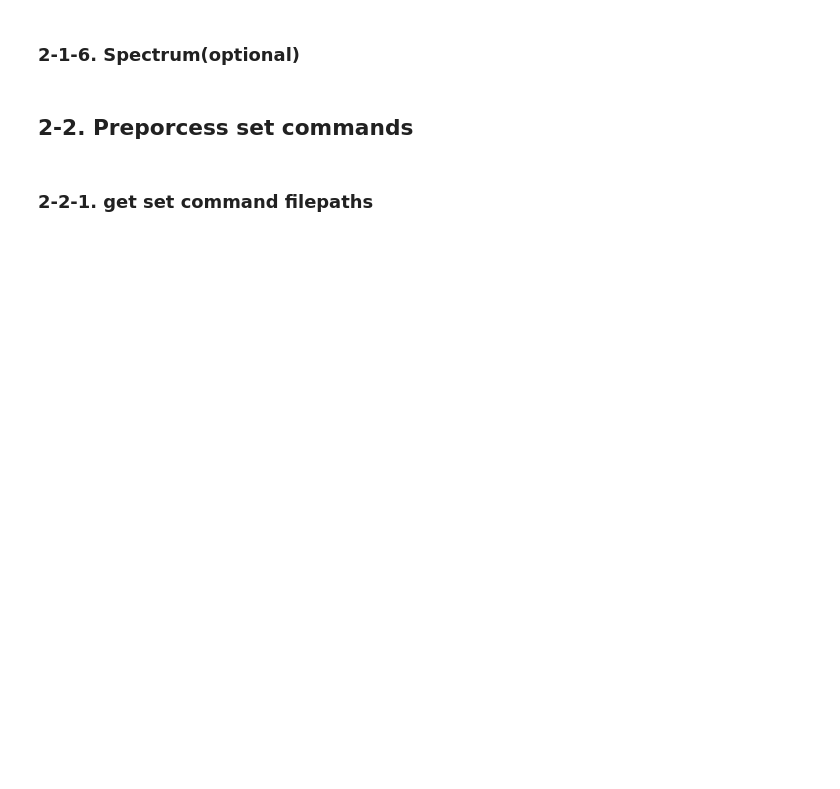
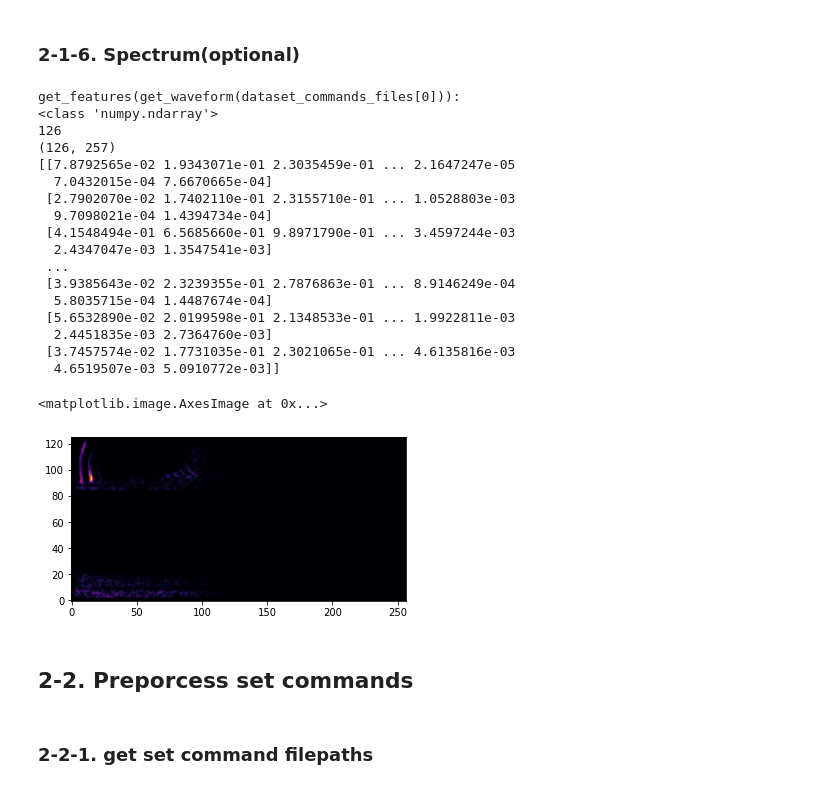
Before and after one commit to KYE2138/PJ_SpeechCommandRecognition, a Jupyter notebook: Train/train.ipynb, the cells around one changed output. Saved outputs shown, nothing was run; the diff lists cells and outputs as text; code cells hidden in the pictures; blank space fills up the shorter version.

```diff
--- a/Train/train.ipynb
+++ b/Train/train.ipynb
@@ -241,5 +212,52 @@ get_features(get_waveform(dataset_commands_files[0])):
 # %% [markdown]
 ### 2-1-6. Spectrum(optional)
+# %%
+import python_speech_features
+import matplotlib.pyplot as plt
+def get_features(waveform):
+    # Zero-padding for an audio waveform with less than 16,000 samples.
+    #input_len = 16000
+    #waveform = waveform[:input_len]
+    # np.shape(waveform) =  (16000,)
+    zero_padding = np.zeros( (16000-np.shape(waveform)[0],), dtype=np.float32)
+    # Cast the waveform tensors with np.float32
+    waveform = np.cast['float32'](waveform)
+    # Concatenate the waveform with `zero_padding`, which ensures all audio clips are of the same length.
+    equal_length = np.concatenate([waveform, zero_padding], 0)
+
+    sample_rate = 16000
+    num_mfcc = 16
+    len_mfcc = 40
+    spectrum = np.abs(librosa.stft(equal_length,512))
+    return spectrum.transpose()
+tmp = get_features(get_waveform(dataset_commands_filepaths[5000]))
+print ('get_features(get_waveform(dataset_commands_files[0])):')
+print (type(tmp))
+print (len(tmp))
+print (tmp.shape)
+print (tmp)
+fig = plt.figure()
+plt.imshow(tmp, cmap='inferno', origin='lower')
+# %% [output]
+get_features(get_waveform(dataset_commands_files[0])):
+<class 'numpy.ndarray'>
+126
+(126, 257)
+[[7.8792565e-02 1.9343071e-01 2.3035459e-01 ... 2.1647247e-05
+  7.0432015e-04 7.6670665e-04]
+ [2.7902070e-02 1.7402110e-01 2.3155710e-01 ... 1.0528803e-03
+  9.7098021e-04 1.4394734e-04]
+ [4.1548494e-01 6.5685660e-01 9.8971790e-01 ... 3.4597244e-03
+  2.4347047e-03 1.3547541e-03]
+ ...
+ [3.9385643e-02 2.3239355e-01 2.7876863e-01 ... 8.9146249e-04
+  5.8035715e-04 1.4487674e-04]
+ [5.6532890e-02 2.0199598e-01 2.1348533e-01 ... 1.9922811e-03
+  2.4451835e-03 2.7364760e-03]
+ [3.7457574e-02 1.7731035e-01 2.3021065e-01 ... 4.6135816e-03
+  4.6519507e-03 5.0910772e-03]]
+<matplotlib.image.AxesImage at 0x...>
+[figure, added]
 # %% [markdown]
 ## 2-2. Preporcess set commands
 # %%
```
Also changed, not shown: parts of 23 cells of this notebook.
